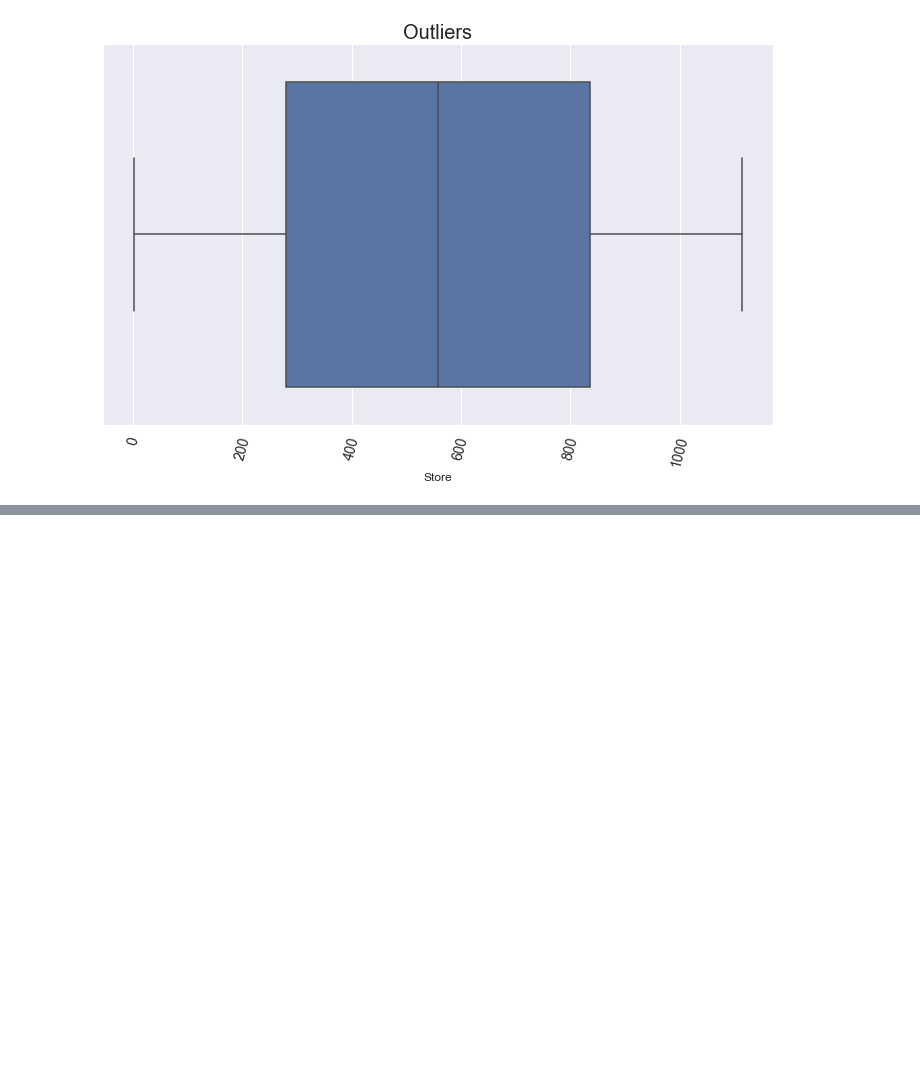
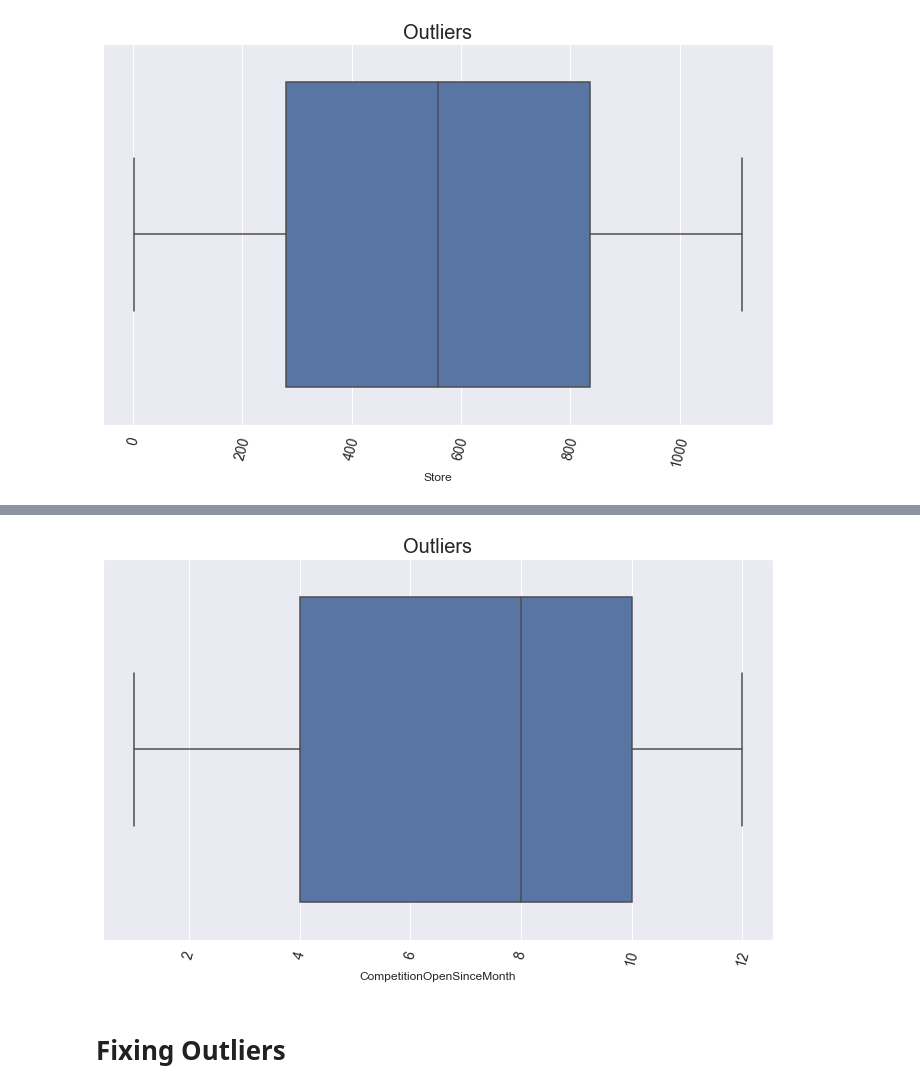
Before and after one commit to kebishaa/Pharmaceutical-Sales-Prediction, a Jupyter notebook: notebooks/data_preProcessing.ipynb, the cells around one changed output, grey strips where cells are left out. Saved outputs shown, nothing was run; the diff lists cells and outputs as text; code cells hidden in the pictures; blank space fills up the shorter version.

```diff
--- a/notebooks/data_preProcessing.ipynb
+++ b/notebooks/data_preProcessing.ipynb
@@ -317,0 +326,6 @@ exploration.plot_box(store_data, 'Store', 'Outliers')
+# %%
+exploration.plot_box(store_data, 'CompetitionOpenSinceMonth', 'Outliers')
+# %% [output]
+[figure, added]
+# %% [markdown]
+# Fixing Outliers
```
Also changed, not shown: parts of 3 cells of this notebook.
